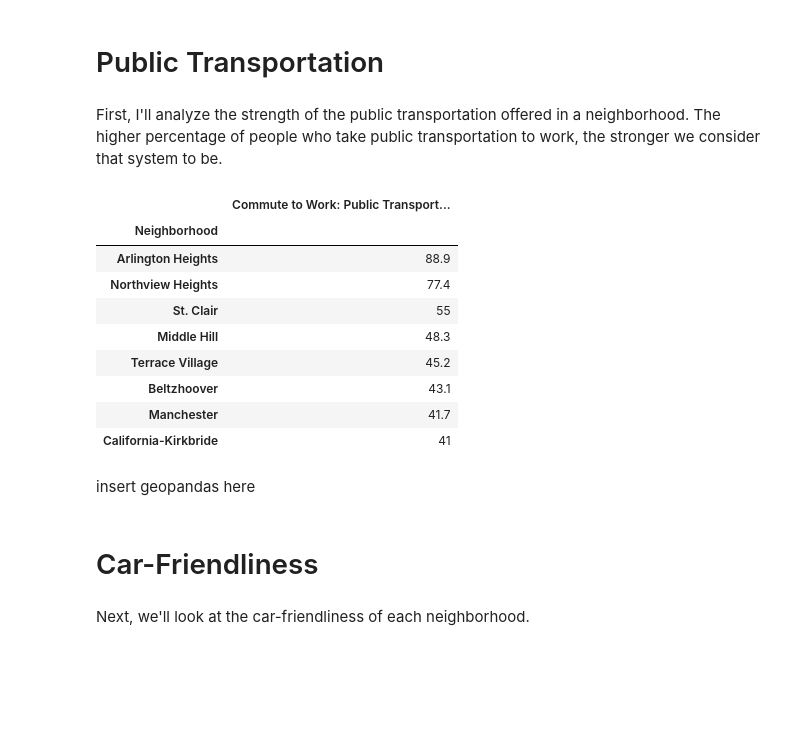
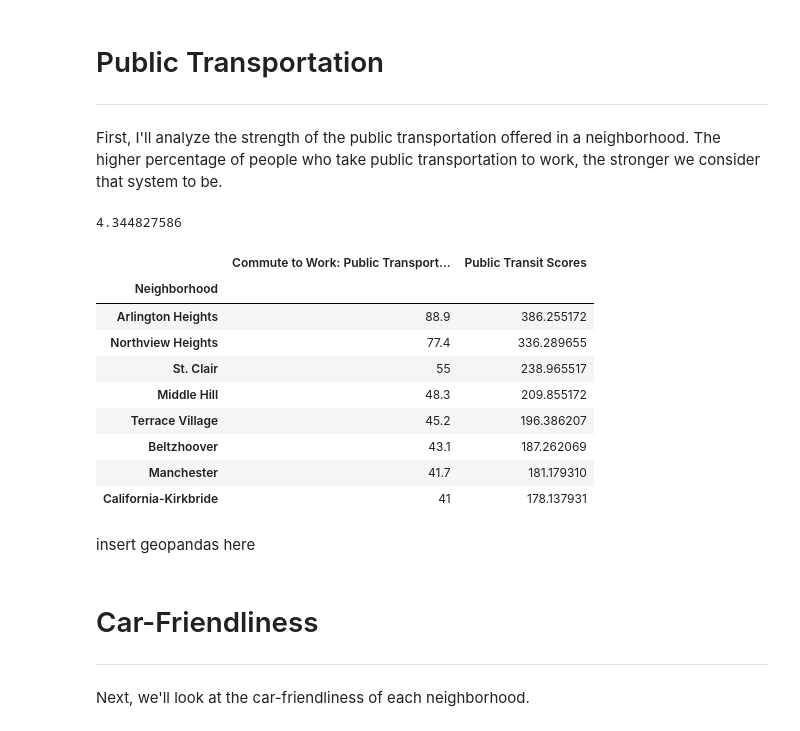
Before and after one commit to Nick0306/Big_Ideas_Final_Project, a Jupyter notebook: Dataset Notebooks/Transportation.ipynb, the cells around one changed output. Drawn from its saved outputs; the diff is of its cells as text; code cells hidden in the pictures; blank space fills up the shorter version.

Commit message:
Added weights to Transportation Notebook + final transportation scores/conclusions

```diff
--- a/Dataset Notebooks/Transportation.ipynb
+++ b/Dataset Notebooks/Transportation.ipynb
@@ -8,4 +9,4 @@ import geopandas as geo
 import matplotlib.pyplot as plt
 
 transportation = pd.read_csv("transportation.csv", index_col = "Neighborhood")
-transportation
+weights = pd.read_csv("weights.csv", index_col = "Timestamp")
@@ -27,33 +13,41 @@ transportation
 # %% [markdown]
 # Public Transportation
+- - -
 # %% [markdown]
 First, I'll analyze the strength of the public transportation offered in a neighborhood. The higher percentage of people who take public transportation to work, the stronger we consider that system to be.
 # %%
 # Removes percentage signs, so we can order numerically:
 count = 0
 for x in transportation['Commute to Work: Public Transportation (2010)']:
     x = str(x).rstrip('%')
     transportation.iloc[count, 11] = float(x)
     count+=1
 
 # Displays top 8 scores, after weight:
-publictransit = transportation.sort_values(by=['Commute to Work: Public Transportation (2010)'], ascending = False).iloc[0:, 11:12]
-publictransit.head(8)
+pt_scores = transportation.sort_values(by=['Commute to Work: Public Transportation (2010)'], ascending = False).iloc[0:, 11:12]
+pt_scores["Public Transit Scores"] = np.nan
+#transit_scale = 100/pt_scores.iloc[0,0]
+for x in range (len(pt_scores)):
+    pt_scores.iloc[x,1] = pt_scores.iloc[x,0] * weights.iloc[len(weights)-1, 0]
+print(weights.iloc[len(weights)-1, 0])
+pt_scores.head(8)
 # %% [output]
+4.344827586
-|  | Commute to Work: Public Transport... |
-| Neighborhood |  |
-| Arlington Heights | 88.9 |
-| Northview Heights | 77.4 |
-| St. Clair | 55 |
-| Middle Hill | 48.3 |
-| Terrace Village | 45.2 |
-| Beltzhoover | 43.1 |
-| Manchester | 41.7 |
-| California-Kirkbride | 41 |
+|  | Commute to Work: Public Transport... | Public Transit Scores |
+| Neighborhood |  |  |
+| Arlington Heights | 88.9 | 386.255172 |
+| Northview Heights | 77.4 | 336.289655 |
+| St. Clair | 55 | 238.965517 |
+| Middle Hill | 48.3 | 209.855172 |
+| Terrace Village | 45.2 | 196.386207 |
+| Beltzhoover | 43.1 | 187.262069 |
+| Manchester | 41.7 | 181.179310 |
+| California-Kirkbride | 41 | 178.137931 |
 # %% [markdown]
 insert geopandas here
 # %% [markdown]
 # Car-Friendliness
+- - -
 # %% [markdown]
 Next, we'll look at the car-friendliness of each neighborhood.
 # %%
```
Also changed, not shown: parts of 13 cells of this notebook, 1 other file.
